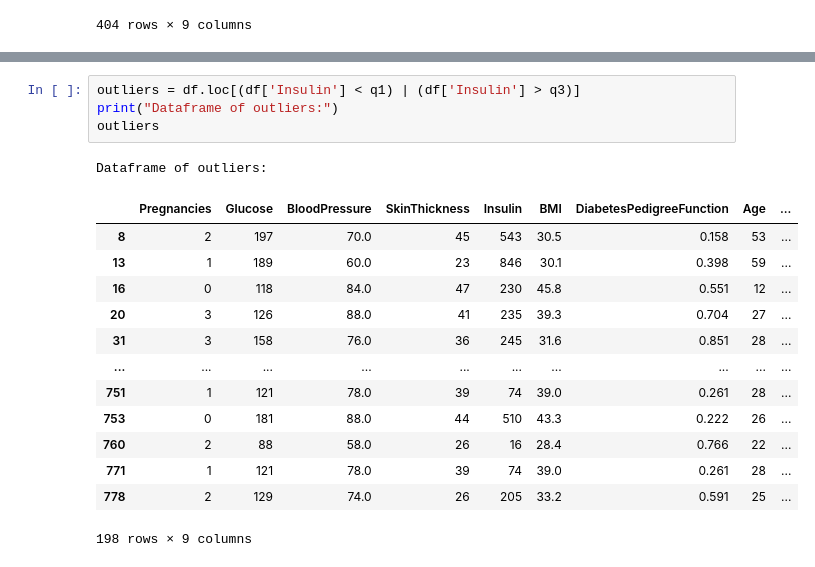
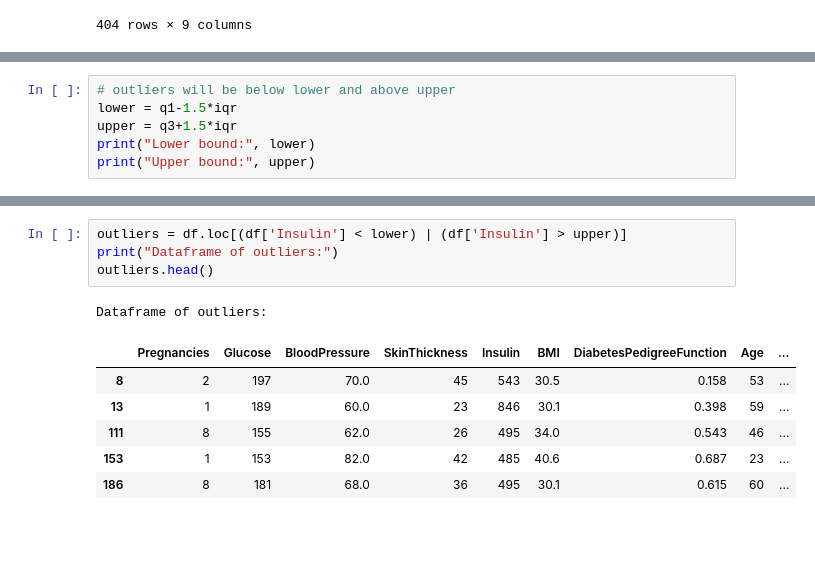
Before and after one commit to seankendall/UCD_Data_Mining, a Jupyter notebook: Practical 1/Practical1B.ipynb, the cells around one changed output, grey strips where cells are left out. Drawn from its saved outputs; the diff is of its cells as text; blank space fills up the shorter version.

```diff
--- a/Practical 1/Practical1B.ipynb
+++ b/Practical 1/Practical1B.ipynb
@@ -80 +81,7 @@ Q2: 190.0
 Interquartile Range: 113.0
+# %%
+# outliers will be below lower and above upper
+lower = q1-1.5*iqr
+upper = q3+1.5*iqr
+print("Lower bound:", lower)
+print("Upper bound:", upper)
@@ -81,19 +91,12 @@ Interquartile Range: 113.0
 # %%
-outliers = df.loc[(df['Insulin'] < q1) | (df['Insulin'] > q3)]
+outliers = df.loc[(df['Insulin'] < lower) | (df['Insulin'] > upper)]
 print("Dataframe of outliers:")
-outliers
+outliers.head()
 # %% [output]
 Dataframe of outliers:
 |  | Pregnancies | Glucose | BloodPressure | SkinThickness | Insulin | BMI | DiabetesPedigreeFunction | Age | ... |
 | 8 | 2 | 197 | 70.0 | 45 | 543 | 30.5 | 0.158 | 53 | ... |
 | 13 | 1 | 189 | 60.0 | 23 | 846 | 30.1 | 0.398 | 59 | ... |
-| 16 | 0 | 118 | 84.0 | 47 | 230 | 45.8 | 0.551 | 12 | ... |
-| 20 | 3 | 126 | 88.0 | 41 | 235 | 39.3 | 0.704 | 27 | ... |
-| 31 | 3 | 158 | 76.0 | 36 | 245 | 31.6 | 0.851 | 28 | ... |
-| ... | ... | ... | ... | ... | ... | ... | ... | ... | ... |
-| 751 | 1 | 121 | 78.0 | 39 | 74 | 39.0 | 0.261 | 28 | ... |
-| 753 | 0 | 181 | 88.0 | 44 | 510 | 43.3 | 0.222 | 26 | ... |
-| 760 | 2 | 88 | 58.0 | 26 | 16 | 28.4 | 0.766 | 22 | ... |
-| 771 | 1 | 121 | 78.0 | 39 | 74 | 39.0 | 0.261 | 28 | ... |
-| 778 | 2 | 129 | 74.0 | 26 | 205 | 33.2 | 0.591 | 25 | ... |
+| 111 | 8 | 155 | 62.0 | 26 | 495 | 34.0 | 0.543 | 46 | ... |
+| 153 | 1 | 153 | 82.0 | 42 | 485 | 40.6 | 0.687 | 23 | ... |
+| 186 | 8 | 181 | 68.0 | 36 | 495 | 30.1 | 0.615 | 60 | ... |
-198 rows × 9 columns
```
Also changed, not shown: parts of 30 cells of this notebook, 3 other files.
